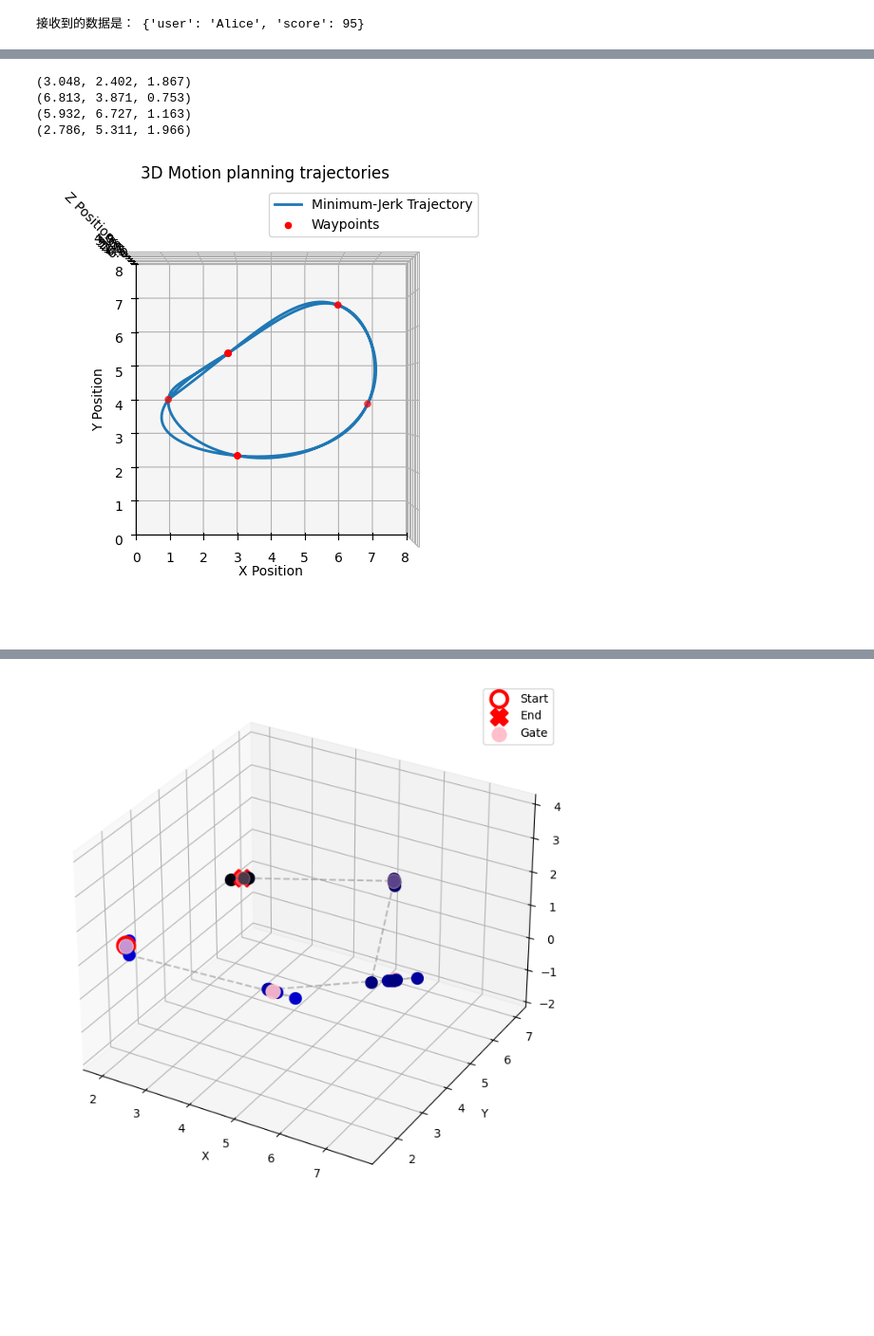
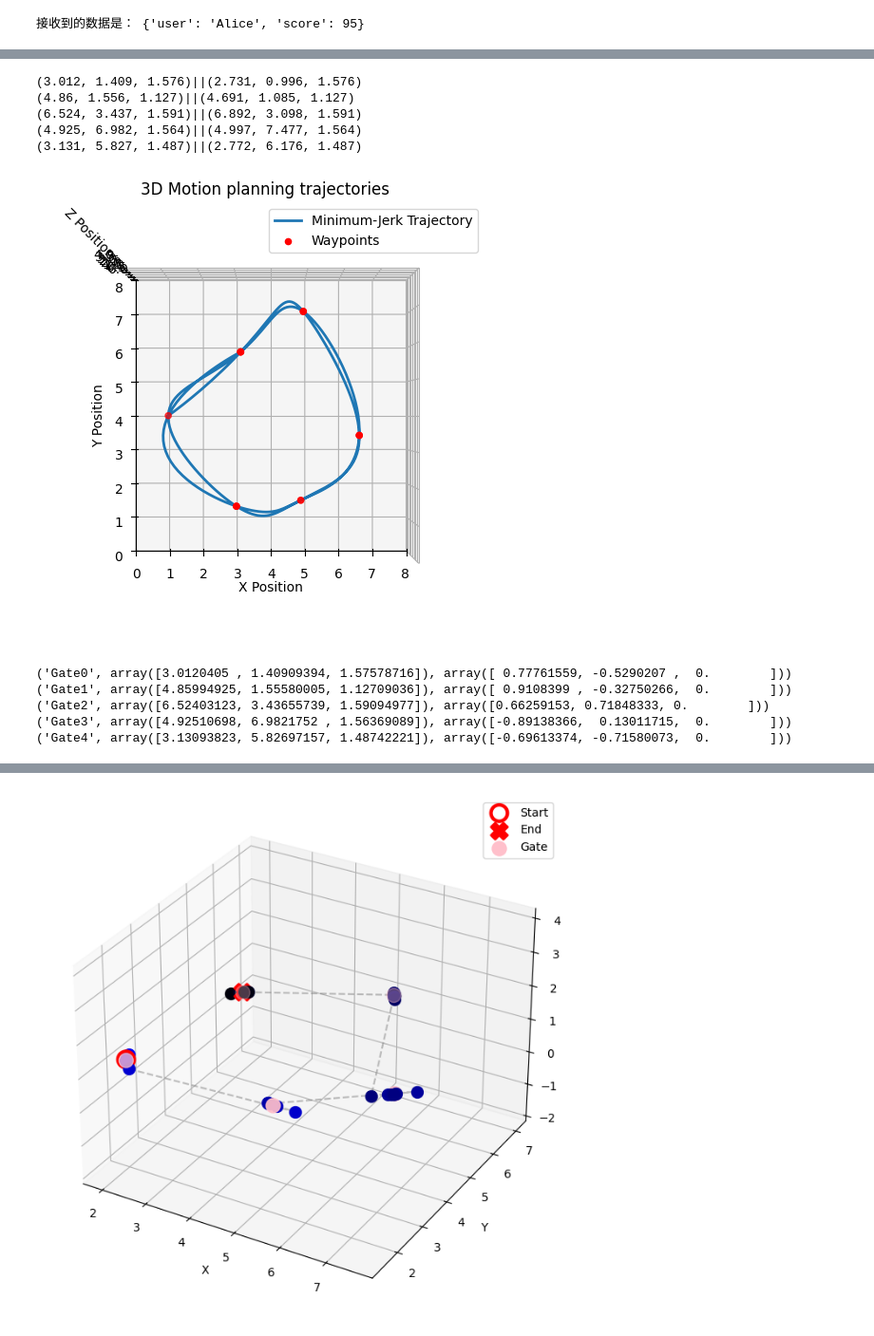
Before and after one commit to MATH-286-Pro/EPFL-MICRO-502-Aerial-Robotics, a Jupyter notebook: test.ipynb, the cells around one changed output, grey strips where cells are left out. Shown at 95% size. Saved outputs shown, nothing was run; the diff lists cells and outputs as text; code cells hidden in the pictures; blank space fills up the shorter version.

```diff
--- a/test.ipynb
+++ b/test.ipynb
@@ -278,30 +278,40 @@ plt.show()
 # %%
 from controllers.main.assignment.filter2 import *
 
 data = AggregatedExtractor(csv_path='target_positions.csv')
 # data.get_aggregated()
 # data.sort_aggregated()
 points = data.convert_to_planning()
+points_shift = data.convert_to_planning_shift()
 
-for point in points:
-    print(point)
+for point, point_shift in zip(points,points_shift):
+    print(point, point_shift, sep="||")
 
 path_points = []
 path_points.append(points[-1])
 path_points.append([1, 4, 0.6]) #00FF00 添加起点
 path_points.extend(points[0:-1])
 path_points.append(points[-1])
 path_points.append([1, 4, 0.6]) #00FF00 添加起点
 path_points.extend(points)
 path_points.append([1, 4, 0.6]) #00FF00 添加起点
 
 
 from controllers.main.assignment.planning import *
 planner = MotionPlanner3D(obstacles=None, path=path_points, DEBUG = True)
 # planner.trajectory_setpoints
+
+for item in data.data_filtered_sorted:
+    print(item)
 # %% [output]
-(3.048, 2.402, 1.867)
-(6.813, 3.871, 0.753)
-(5.932, 6.727, 1.163)
-(2.786, 5.311, 1.966)
+(3.012, 1.409, 1.576)||(2.731, 0.996, 1.576)
+(4.86, 1.556, 1.127)||(4.691, 1.085, 1.127)
+(6.524, 3.437, 1.591)||(6.892, 3.098, 1.591)
+(4.925, 6.982, 1.564)||(4.997, 7.477, 1.564)
+(3.131, 5.827, 1.487)||(2.772, 6.176, 1.487)
-[figure, old version]
+[figure, new version]
+('Gate0', array([3.0120405 , 1.40909394, 1.57578716]), array([ 0.77761559, -0.5290207 ,  0.        ]))
+('Gate1', array([4.85994925, 1.55580005, 1.12709036]), array([ 0.9108399 , -0.32750266,  0.        ]))
+('Gate2', array([6.52403123, 3.43655739, 1.59094977]), array([0.66259153, 0.71848333, 0.        ]))
+('Gate3', array([4.92510698, 6.9821752 , 1.56369089]), array([-0.89138366,  0.13011715,  0.        ]))
+('Gate4', array([3.13093823, 5.82697157, 1.48742221]), array([-0.69613374, -0.71580073,  0.        ]))
```
Also changed, not shown: parts of 2 cells of this notebook, 5 other files.
